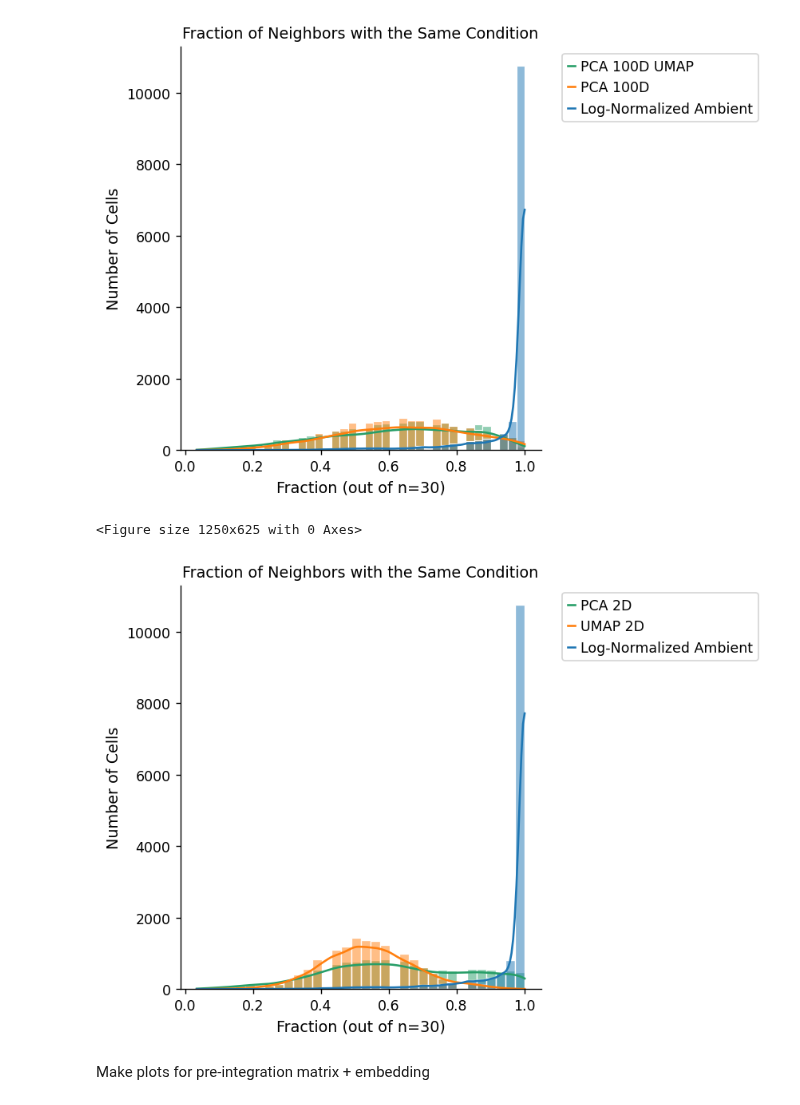
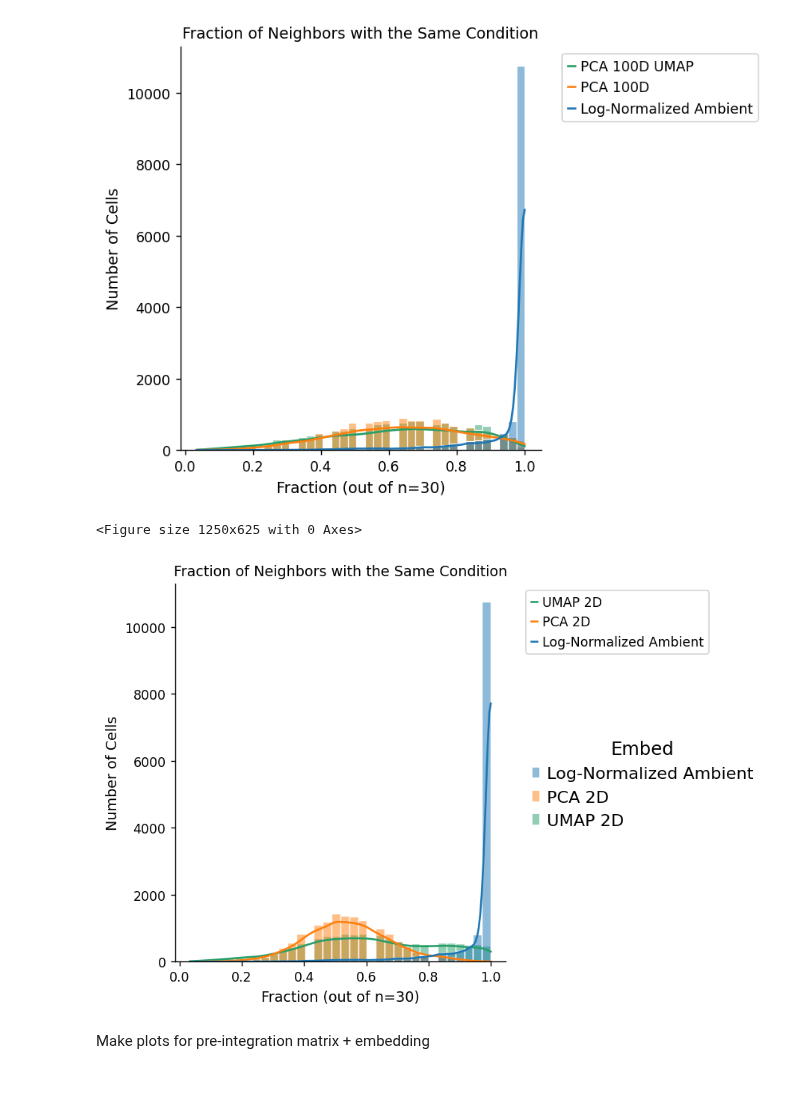
Before and after one commit to pachterlab/CP_2023, a Jupyter notebook: notebooks/fig1a_b/pbmcAnalysis.ipynb, the cells around one changed output. Drawn from its saved outputs; the diff is of its cells as text; code cells hidden in the pictures.

Commit message:
Save plots for non coupled PCA plots

```diff
--- a/notebooks/fig1a_b/pbmcAnalysis.ipynb
+++ b/notebooks/fig1a_b/pbmcAnalysis.ipynb
@@ -498,22 +498,22 @@ plt.show()
 # %%
 plt.figure(figsize=(10,5))
 
 integDF2 = integDF[integDF['Embed'].isin(['PCA 2D','UMAP 2D','Log-Normalized Ambient'])]
-g=sns.displot(data=integDF2, x="Fraction", kde=True, hue='Embed',legend=False,edgecolor="white") #legend=False
+g=sns.displot(data=integDF2, x="Fraction", kde=True, hue='Embed',edgecolor="white") #legend=False
 
-plt.legend(['PCA 2D','UMAP 2D','Log-Normalized Ambient'],bbox_to_anchor=(1.04,1), loc="upper left",prop={"size":10})
+plt.legend(['UMAP 2D','PCA 2D','Log-Normalized Ambient'],bbox_to_anchor=(1.04,1), loc="upper left",prop={"size":10})
 plt.title('Fraction of Neighbors with the Same Condition',fontsize=11)
 
 plt.xlabel("Fraction (out of n=30)",fontsize=11)
 plt.ylabel("Number of Cells",fontsize=11)
 plt.xticks(fontsize=10)
 plt.yticks(fontsize=10)
 plt.grid(False)
 #plt.tight_layout()
 plt.show()
 # %% [output]
 <Figure size 1250x625 with 0 Axes>
-[figure, old version]
+[figure, new version]
 # %% [markdown]
 Make plots for pre-integration matrix + embedding
 # %% [markdown]
```
Also changed, not shown: parts of 8 cells of this notebook.
